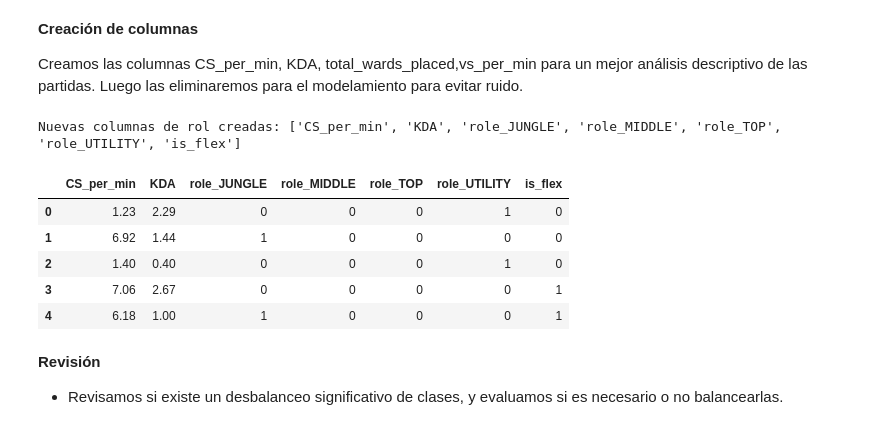
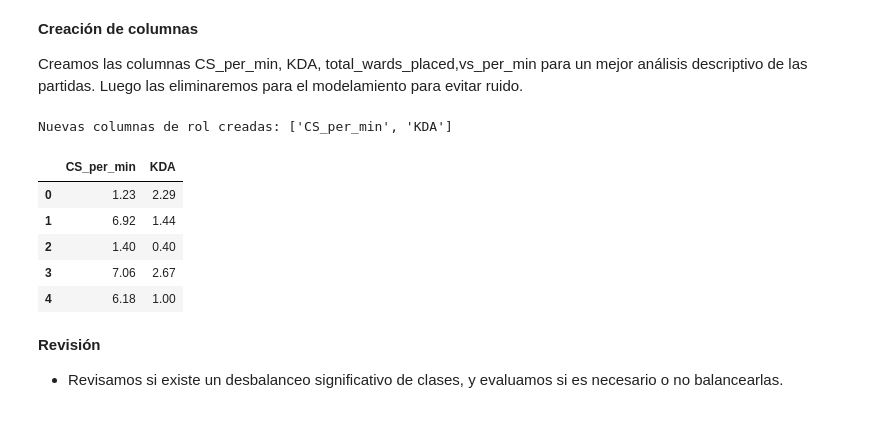
Before and after one commit to tomasmoreira-cl/LoL-gameplay-auditor, a Jupyter notebook: Notebooks/03_EDA.ipynb, the cells around one changed output. Drawn from its saved outputs; the diff is of its cells as text; code cells hidden in the pictures.

```diff
--- a/Notebooks/03_EDA.ipynb
+++ b/Notebooks/03_EDA.ipynb
@@ -323,51 +323,40 @@ df_base['CS_per_min'] = (
     ).astype(float).round(2)
 
 # Lógica = Asesinatos +  asistencias / muertes = KDA. (reemplazamos muertes 0 por 1 para evitar errores)
 # Obejtivo = Usar esta métrica en el análisis descriptivo
 df_base['KDA'] = (
     (df_base['kills'] + df_base['assists']) /
     df_base['deaths'].replace(0, 1)
     ).astype(float).round(2)
 
 # Lógica = Centinelas colocados +  Centinelas de control colocados. (total centinelas)
 # Obejtivo = Usar esta métrica en el análisis descriptivo
 df_base['total_wards_placed'] = df_base['wards_placed'] + df_base['control_wards_placed']
 df_base['wards_per_min'] = df_base['total_wards_placed'] / df_base['game_duration'].round(2)
 
 # Lógica = Centinelas colocados +  Centinelas de control colocados. (total centinelas)
 # Obejtivo = Usar esta métrica en el análisis descriptivo
 df_base['vs_per_min'] = df_base['vision_score'] / df_base['game_duration'].round(2)
 
 # Lógica: Creamos una copia del data frame y filtros por tipo de cola para el análisis de datos.
 # Objetivo: Tener dataframes distintos para el modelamiento y para el análisis de datos.
 df_analytics = df_base.copy()
 df_analytics_soloq = df_base[df_base['queue_id']== 420]
 df_analytics_flex = df_base[df_base['queue_id']== 440]
 
-
-# Convertimos la columna categórica 'role' en variables binarias (dummies)
-df_base = pd.get_dummies(
-    df_base,
-    columns=['role'],
-    drop_first=True,
-    dtype=int)
-
-df_base['is_flex'] = (df_base['queue_id'] == 440).astype(int)
-df_base = df_base.drop(columns = ['queue_id'])
-
 # VERIFICACIÓN
 # Busca las nuevas columnas creadas
 new_cols = [col for col in df_base.columns if 'role_' in col or 'CS' in col or 'KDA' in col or 'is_' in col]
 print(f"Nuevas columnas de rol creadas: {new_cols}")
 df_base[new_cols].head()
 # %% [output]
-Nuevas columnas de rol creadas: ['CS_per_min', 'KDA', 'role_JUNGLE', 'role_MIDDLE', 'role_TOP', 'role_UTILITY', 'is_flex']
+Nuevas columnas de rol creadas: ['CS_per_min', 'KDA']
-|  | CS_per_min | KDA | role_JUNGLE | role_MIDDLE | role_TOP | role_UTILITY | is_flex |
-| 0 | 1.23 | 2.29 | 0 | 0 | 0 | 1 | 0 |
-| 1 | 6.92 | 1.44 | 1 | 0 | 0 | 0 | 0 |
-| 2 | 1.40 | 0.40 | 0 | 0 | 0 | 1 | 0 |
-| 3 | 7.06 | 2.67 | 0 | 0 | 0 | 0 | 1 |
-| 4 | 6.18 | 1.00 | 1 | 0 | 0 | 0 | 1 |
+|  | CS_per_min | KDA |
+| 0 | 1.23 | 2.29 |
+| 1 | 6.92 | 1.44 |
+| 2 | 1.40 | 0.40 |
+| 3 | 7.06 | 2.67 |
+| 4 | 6.18 | 1.00 |
 # %% [markdown]
 **Revisión**
 - Revisamos si existe un desbalanceo significativo de clases, y evaluamos si es necesario o no balancearlas.
```
Also changed, not shown: parts of 4 cells of this notebook.
